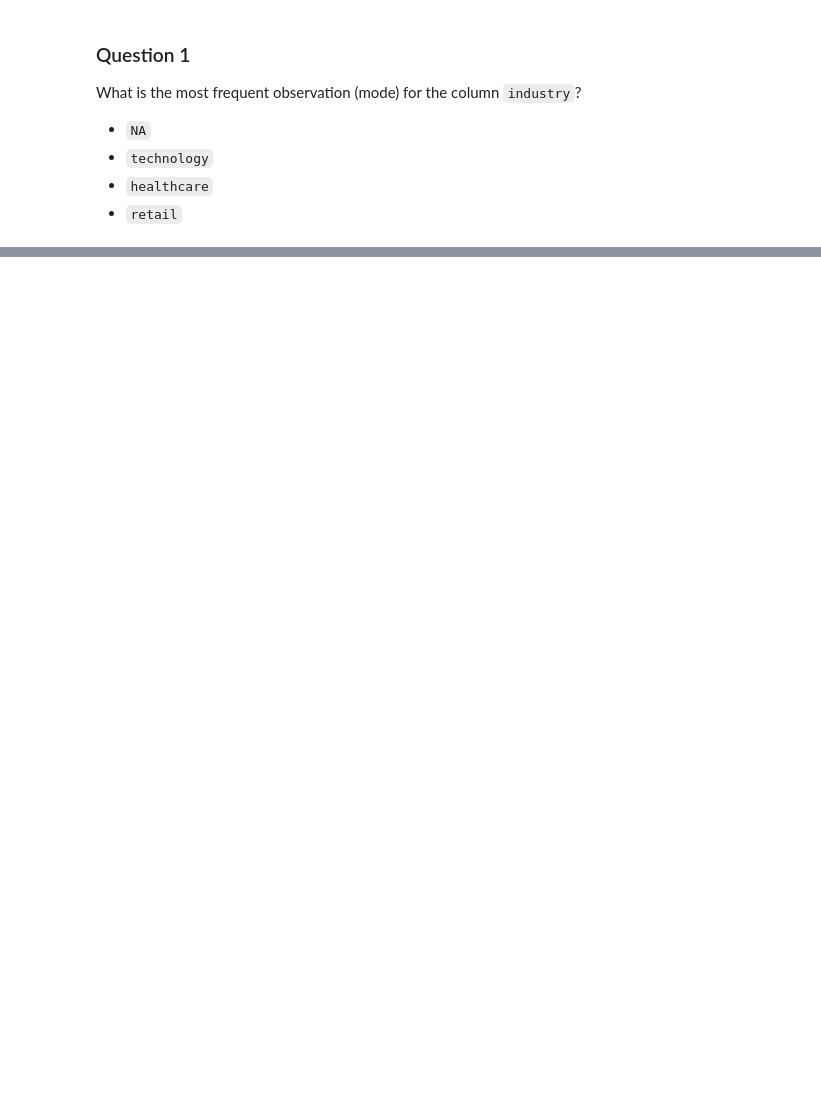
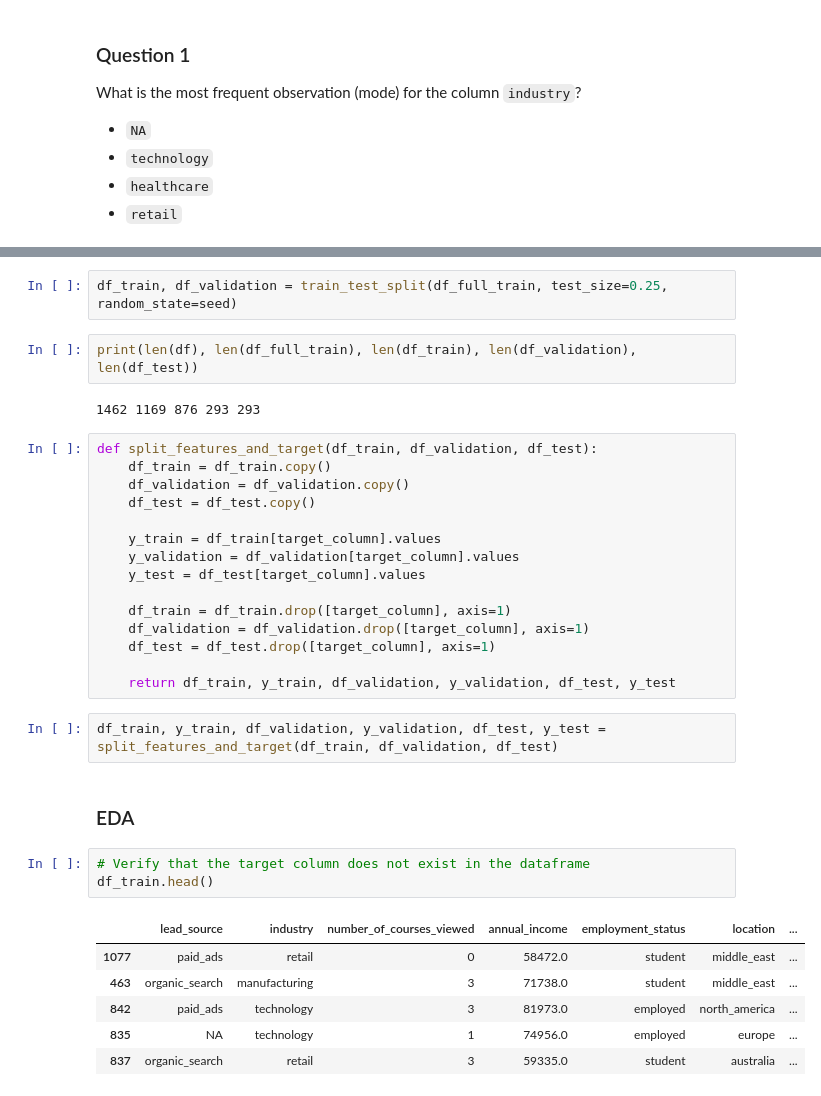
Before and after one commit to ArkadiyShuvaev/machine-learning-zoomcamp, a Jupyter notebook: src/03-classification/03-hw.ipynb, the cells around one changed output, grey strips where cells are left out. Drawn from its saved outputs; the diff is of its cells as text; blank space fills up the shorter version.

```diff
--- a/src/03-classification/03-hw.ipynb
+++ b/src/03-classification/03-hw.ipynb
@@ -117,0 +155,35 @@ Name: industry, dtype: object
+# %%
+df_train, df_validation = train_test_split(df_full_train, test_size=0.25, random_state=seed)
+# %%
+print(len(df), len(df_full_train), len(df_train), len(df_validation), len(df_test))
+# %% [output]
+1462 1169 876 293 293
+# %%
+def split_features_and_target(df_train, df_validation, df_test):
+    df_train = df_train.copy()
+    df_validation = df_validation.copy()
+    df_test = df_test.copy()
+
+    y_train = df_train[target_column].values
+    y_validation = df_validation[target_column].values
+    y_test = df_test[target_column].values
+
+    df_train = df_train.drop([target_column], axis=1)
+    df_validation = df_validation.drop([target_column], axis=1)
+    df_test = df_test.drop([target_column], axis=1)
+
+    return df_train, y_train, df_validation, y_validation, df_test, y_test
+# %%
+df_train, y_train, df_validation, y_validation, df_test, y_test = split_features_and_target(df_train, df_validation, df_test)
+# %% [markdown]
+### EDA
+# %%
+# Verify that the target column does not exist in the dataframe
+df_train.head()
+# %% [output]
+|  | lead_source | industry | number_of_courses_viewed | annual_income | employment_status | location | ... |
+| 1077 | paid_ads | retail | 0 | 58472.0 | student | middle_east | ... |
+| 463 | organic_search | manufacturing | 3 | 71738.0 | student | middle_east | ... |
+| 842 | paid_ads | technology | 3 | 81973.0 | employed | north_america | ... |
+| 835 | NA | technology | 1 | 74956.0 | employed | europe | ... |
+| 837 | organic_search | retail | 3 | 59335.0 | student | australia | ... |
```
Also changed, not shown: parts of 29 cells of this notebook.
